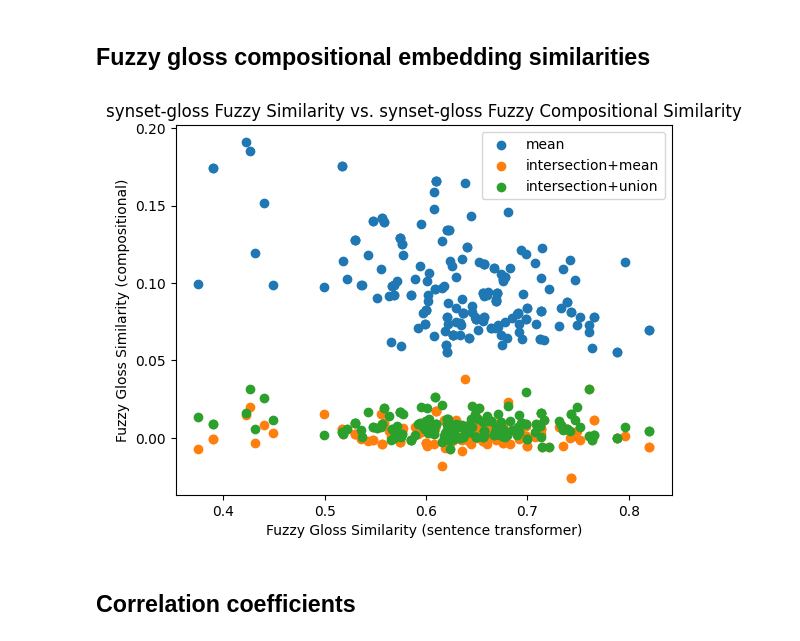
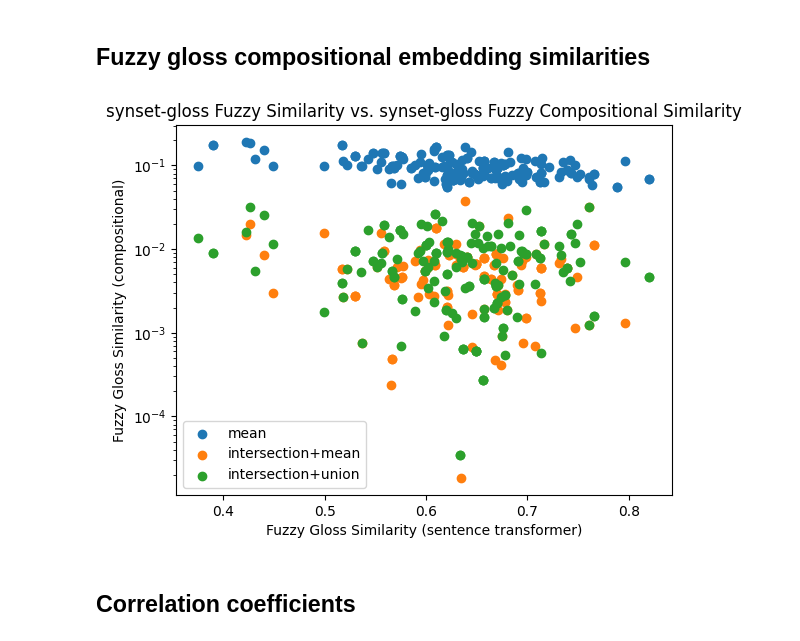
Before and after one commit to IsaacFigNewton/DisCoFuzz, a Jupyter notebook: DisCoFuzz.ipynb, the cells around one changed output. Cells and saved outputs as stored; diff of their text form; code cells hidden in the pictures.

```diff
--- a/DisCoFuzz.ipynb
+++ b/DisCoFuzz.ipynb
@@ -1373,17 +1373,17 @@ for a, b in random_pairing_indices:
         wn_df.loc[a, 'gloss_vect_fuzzy_composed_intersection_union']
   ).numpy())
 # %%
-# plot eval_df["cosine_similarities"] against eval_df["fuzzy_similarities"]
 plt.scatter(eval_dict["syn_gloss_fuzzy_similarities"], eval_dict["syn_gloss_fuzzy_comp_mean_similarities"])
 plt.scatter(eval_dict["syn_gloss_fuzzy_similarities"], eval_dict["syn_gloss_fuzzy_comp_int_mean_similarities"])
 plt.scatter(eval_dict["syn_gloss_fuzzy_similarities"], eval_dict["syn_gloss_fuzzy_comp_int_union_similarities"])
 plt.xlabel("Fuzzy Gloss Similarity (sentence transformer)")
 plt.ylabel("Fuzzy Gloss Similarity (compositional)")
+plt.yscale("log")
 plt.legend(["mean", "intersection+mean", "intersection+union"])
 plt.title("synset-gloss Fuzzy Similarity vs. synset-gloss Fuzzy Compositional Similarity")
 plt.show()
 # %% [output]
-[figure, old version]
+[figure, new version]
 # %% [markdown]
 ## Correlation coefficients
 # %%
```
Also changed, not shown: parts of 7 cells of this notebook.
